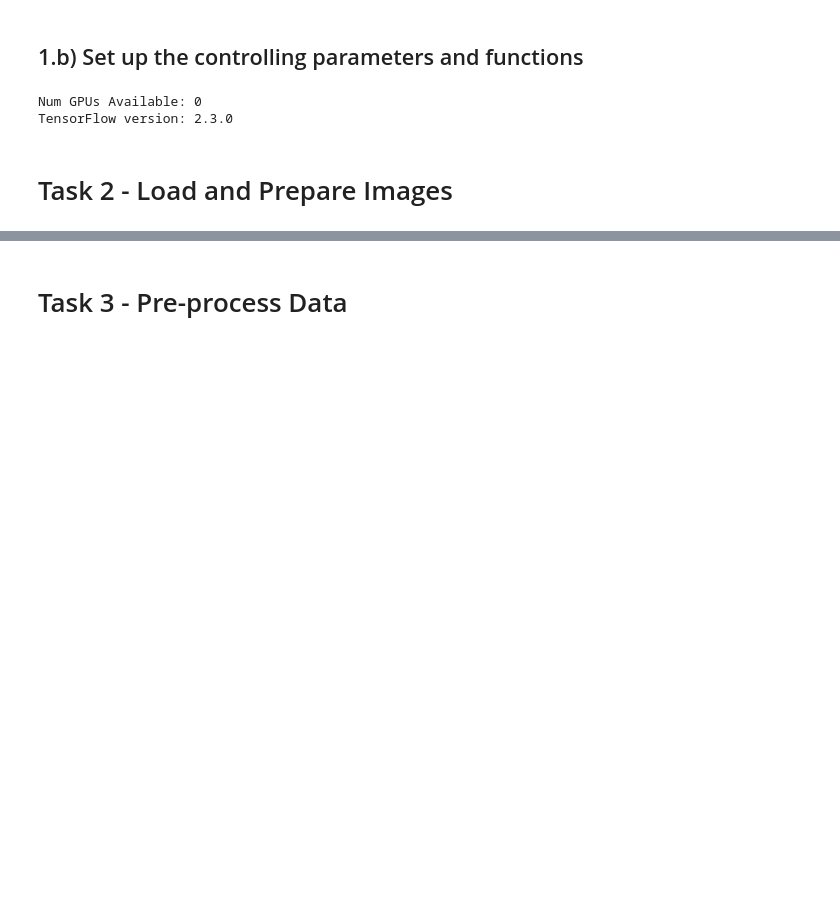
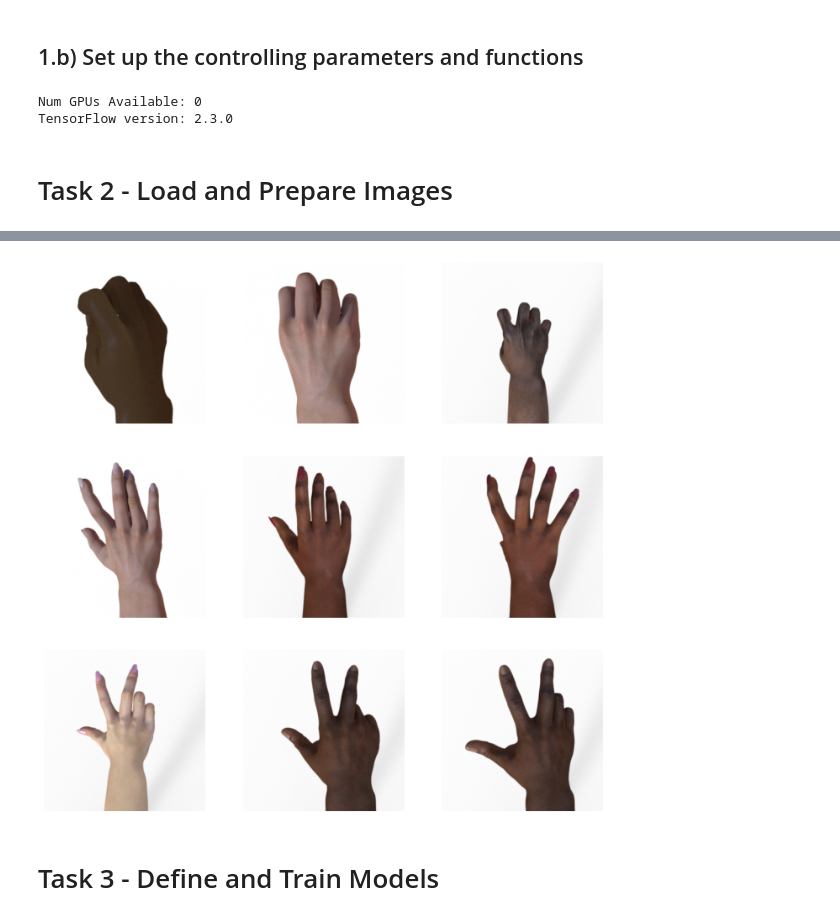
Before and after one commit to daines-analytics/template-latest, a Jupyter notebook: _py-project-templates/py_tensorflow_multiclass_image_classification_example.ipynb, the cells around one changed output, grey strips where cells are left out. Saved outputs shown, nothing was run; the diff lists cells and outputs as text; code cells hidden in the pictures; blank space fills up the shorter version.

Commit message:
Draft #4 of Python TensorFlow multi-class image classification template v1

```diff
--- a/_py-project-templates/py_tensorflow_multiclass_image_classification_example.ipynb
+++ b/_py-project-templates/py_tensorflow_multiclass_image_classification_example.ipynb
@@ -224,0 +231,18 @@ zip_ref.close()
+# %%
+# Brief listing of training image files for class 1
+training_class1_dir = os.path.join(training_dir, class1_name)
+training_class1_files = os.listdir(training_class1_dir)
+print('Number of training images for', class1_name, ':', len(os.listdir(training_class1_dir)))
+print('Training samples for', class1_name, ':', training_class1_files[:10])
+
+# Brief listing of training image files for class 2
+training_class2_dir = os.path.join(training_dir, class2_name)
+training_class2_files = os.listdir(training_class2_dir)
+print('Number of training images for', class2_name, ':', len(os.listdir(training_class2_dir)))
+print('Training samples for', class2_name, ':', training_class2_files[:10])
+
+# Brief listing of training image files for class 3
+training_class3_dir = os.path.join(training_dir, class3_name)
+training_class3_files = os.listdir(training_class3_dir)
+print('Number of training images for', class3_name, ':', len(os.listdir(training_class3_dir)))
+print('Training samples for', class3_name, ':', training_class3_files[:10])
@@ -224,0 +281,27 @@ zip_ref.close()
+# %%
+# Plot some training images from the dataset
+nrows = 3
+ncols = 4
+
+# Set up matplotlib fig, and size it to fit 4x4 pics
+fig = plt.gcf()
+fig.set_size_inches(ncols * 3, nrows * 3)
+
+reset_random(seedNum)
+number_elements = ncols
+random_training_class1 = random.sample(training_class1_files, number_elements)
+random_training_class2 = random.sample(training_class2_files, number_elements)
+random_training_class3 = random.sample(training_class3_files, number_elements)
+next_class1 = [os.path.join(training_class1_dir, fname) for fname in random_training_class1]
+next_class2 = [os.path.join(training_class2_dir, fname) for fname in random_training_class2]
+next_class3 = [os.path.join(training_class3_dir, fname) for fname in random_training_class3]
+
+for i, img_path in enumerate(next_class1 + next_class2 + next_class3):
+    # Set up subplot; subplot indices start at 1
+    sp = plt.subplot(nrows, ncols, i + 1)
+    sp.axis('Off')
+    img = mpimg.imread(img_path)
+    plt.imshow(img)
+plt.show()
+# %% [output]
+[figure, added]
@@ -225,5 +331,5 @@ zip_ref.close()
 # %%
 if notifyStatus: status_notify('(TensorFlow Multi-Class) Task 2 - Load and Prepare Images completed on ' + datetime.now().strftime('%A %B %d, %Y %I:%M:%S %p'))
 # %% [markdown]
-# Task 3 - Pre-process Data
+# Task 3 - Define and Train Models
 # %%
```
Also changed, not shown: parts of 45 cells of this notebook.
